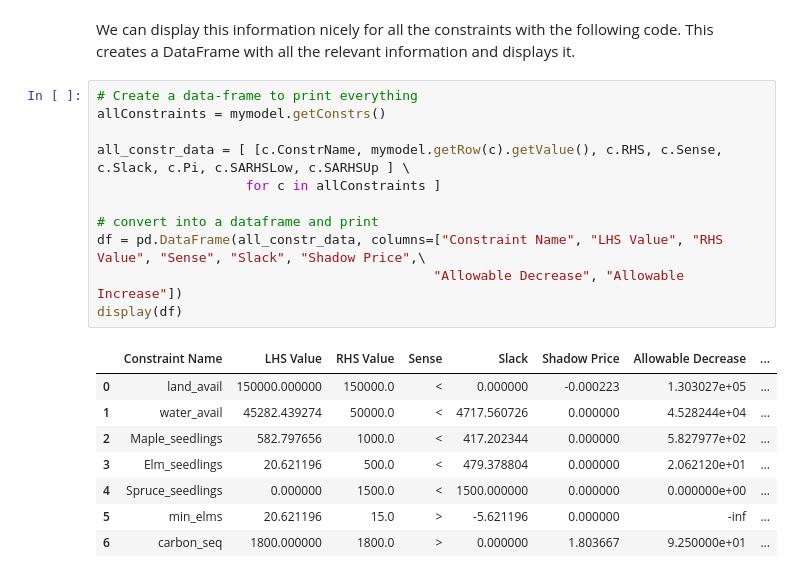
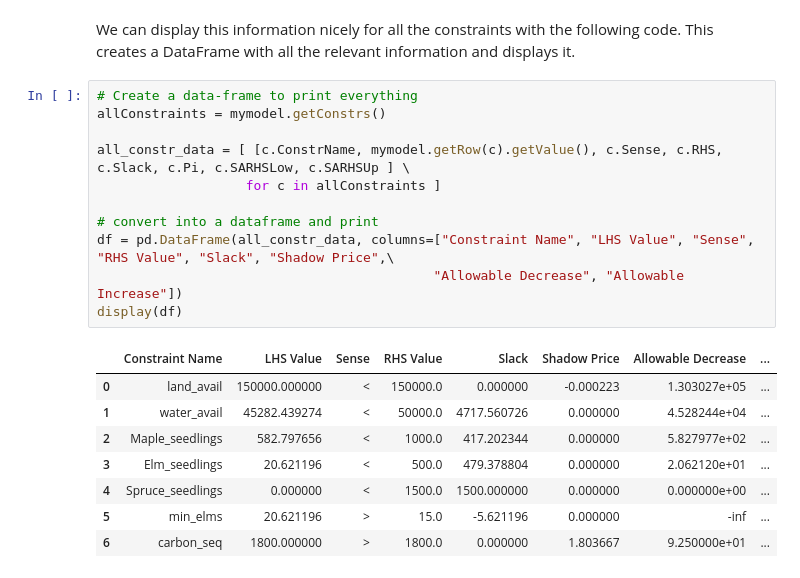
Before and after one commit to dan-a-iancu/OIT248, a Jupyter notebook: Linear_Optimization_Tutorial_Oro_Verde.ipynb, the cells around one changed output. Saved outputs shown, nothing was run; the diff lists cells and outputs as text.

```diff
--- a/Linear_Optimization_Tutorial_Oro_Verde.ipynb
+++ b/Linear_Optimization_Tutorial_Oro_Verde.ipynb
@@ -953,20 +950,20 @@ We can display this information nicely for all the constraints with the followin
 # %%
 # Create a data-frame to print everything
 allConstraints = mymodel.getConstrs()
 
-all_constr_data = [ [c.ConstrName, mymodel.getRow(c).getValue(), c.RHS, c.Sense, c.Slack, c.Pi, c.SARHSLow, c.SARHSUp ] \
+all_constr_data = [ [c.ConstrName, mymodel.getRow(c).getValue(), c.Sense, c.RHS, c.Slack, c.Pi, c.SARHSLow, c.SARHSUp ] \
                    for c in allConstraints ]
 
 # convert into a dataframe and print
-df = pd.DataFrame(all_constr_data, columns=["Constraint Name", "LHS Value", "RHS Value", "Sense", "Slack", "Shadow Price",\
+df = pd.DataFrame(all_constr_data, columns=["Constraint Name", "LHS Value", "Sense", "RHS Value", "Slack", "Shadow Price",\
                                            "Allowable Decrease", "Allowable Increase"])
 display(df)
 # %% [output]
-|  | Constraint Name | LHS Value | RHS Value | Sense | Slack | Shadow Price | Allowable Decrease | ... |
-| 0 | land_avail | 150000.000000 | 150000.0 | < | 0.000000 | -0.000223 | 1.303027e+05 | ... |
-| 1 | water_avail | 45282.439274 | 50000.0 | < | 4717.560726 | 0.000000 | 4.528244e+04 | ... |
-| 2 | Maple_seedlings | 582.797656 | 1000.0 | < | 417.202344 | 0.000000 | 5.827977e+02 | ... |
-| 3 | Elm_seedlings | 20.621196 | 500.0 | < | 479.378804 | 0.000000 | 2.062120e+01 | ... |
-| 4 | Spruce_seedlings | 0.000000 | 1500.0 | < | 1500.000000 | 0.000000 | 0.000000e+00 | ... |
-| 5 | min_elms | 20.621196 | 15.0 | > | -5.621196 | 0.000000 | -inf | ... |
-| 6 | carbon_seq | 1800.000000 | 1800.0 | > | 0.000000 | 1.803667 | 9.250000e+01 | ... |
+|  | Constraint Name | LHS Value | Sense | RHS Value | Slack | Shadow Price | Allowable Decrease | ... |
+| 0 | land_avail | 150000.000000 | < | 150000.0 | 0.000000 | -0.000223 | 1.303027e+05 | ... |
+| 1 | water_avail | 45282.439274 | < | 50000.0 | 4717.560726 | 0.000000 | 4.528244e+04 | ... |
+| 2 | Maple_seedlings | 582.797656 | < | 1000.0 | 417.202344 | 0.000000 | 5.827977e+02 | ... |
+| 3 | Elm_seedlings | 20.621196 | < | 500.0 | 479.378804 | 0.000000 | 2.062120e+01 | ... |
+| 4 | Spruce_seedlings | 0.000000 | < | 1500.0 | 1500.000000 | 0.000000 | 0.000000e+00 | ... |
+| 5 | min_elms | 20.621196 | > | 15.0 | -5.621196 | 0.000000 | -inf | ... |
+| 6 | carbon_seq | 1800.000000 | > | 1800.0 | 0.000000 | 1.803667 | 9.250000e+01 | ... |
```
Also changed, not shown: parts of 9 cells of this notebook.
